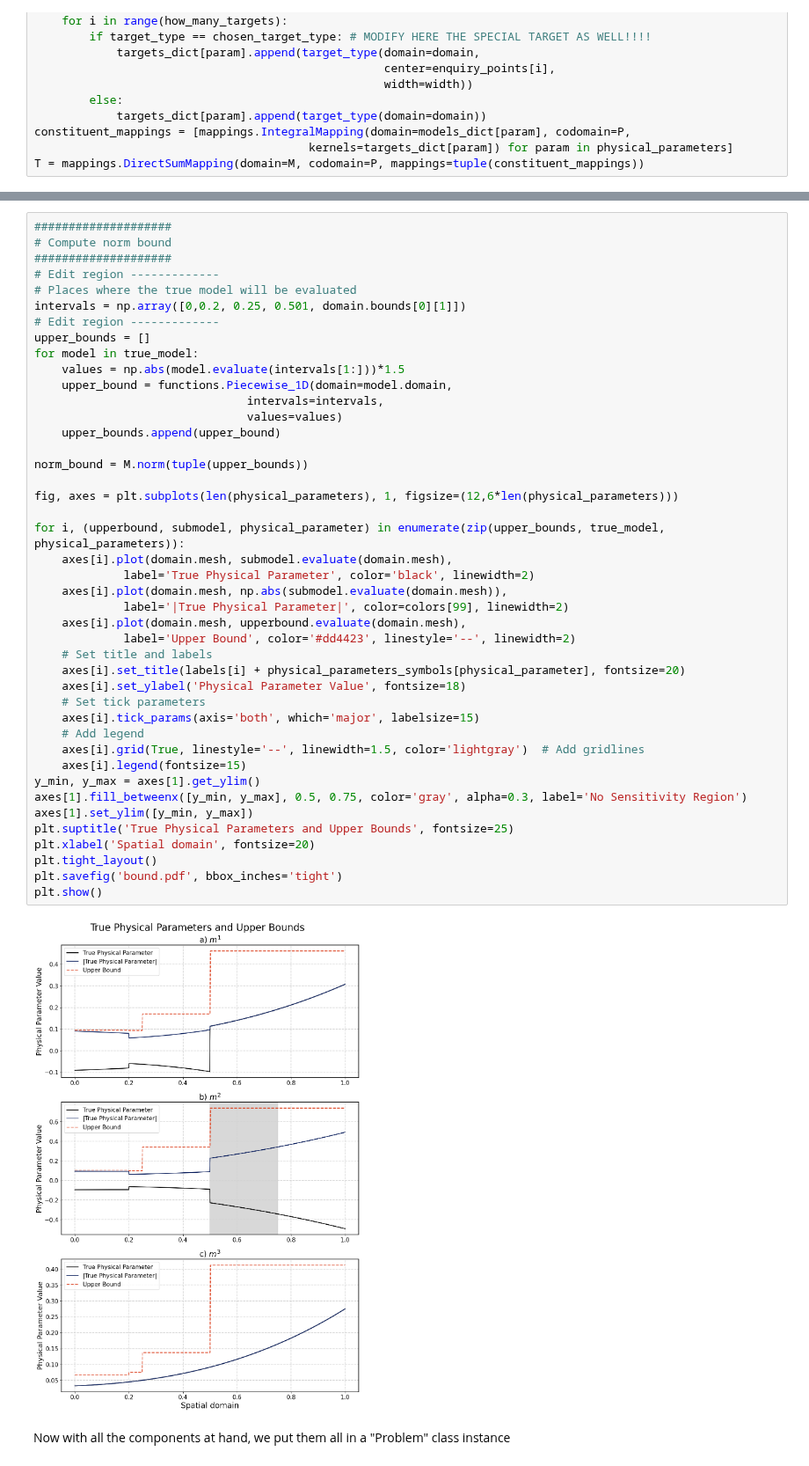
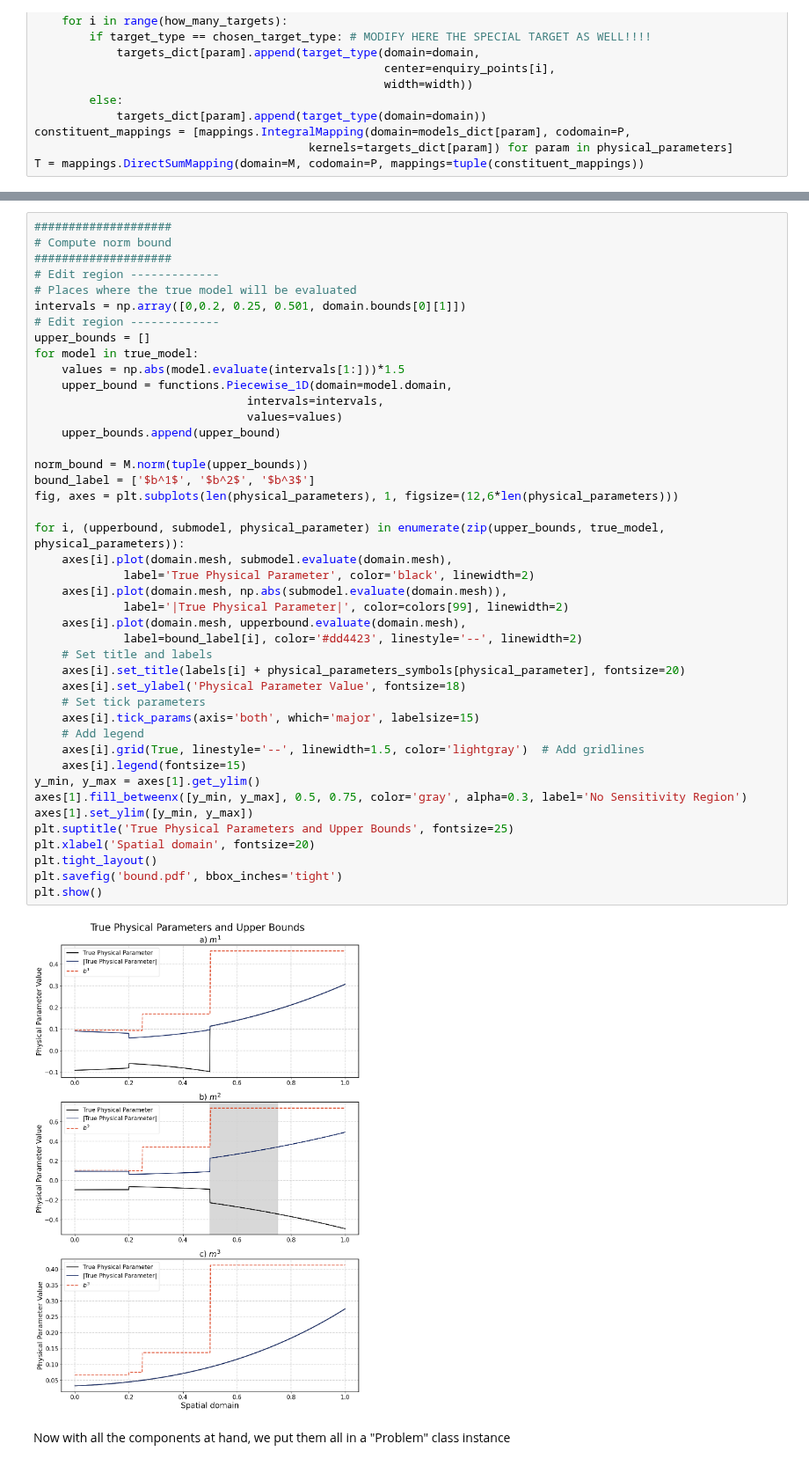
Before and after one commit to Adrian-Mag/SOLA_DLI, a Jupyter notebook: examples/Target_Paper_Examples/solving_problems_fake.ipynb, the cells around one changed output, grey strips where cells are left out. Shown at 88% size. Cells and saved outputs as stored; diff of their text form.

```diff
--- a/examples/Target_Paper_Examples/solving_problems_fake.ipynb
+++ b/examples/Target_Paper_Examples/solving_problems_fake.ipynb
@@ -182,36 +182,36 @@ for model in true_model:
                                intervals=intervals,
                                values=values)
     upper_bounds.append(upper_bound)
 
 norm_bound = M.norm(tuple(upper_bounds))
-
+bound_label = ['$b^1$', '$b^2$', '$b^3$']
 fig, axes = plt.subplots(len(physical_parameters), 1, figsize=(12,6*len(physical_parameters)))
 
 for i, (upperbound, submodel, physical_parameter) in enumerate(zip(upper_bounds, true_model, physical_parameters)):
     axes[i].plot(domain.mesh, submodel.evaluate(domain.mesh),
              label='True Physical Parameter', color='black', linewidth=2)
     axes[i].plot(domain.mesh, np.abs(submodel.evaluate(domain.mesh)),
              label='|True Physical Parameter|', color=colors[99], linewidth=2)
     axes[i].plot(domain.mesh, upperbound.evaluate(domain.mesh),
-             label='Upper Bound', color='#dd4423', linestyle='--', linewidth=2)
+             label=bound_label[i], color='#dd4423', linestyle='--', linewidth=2)
     # Set title and labels
     axes[i].set_title(labels[i] + physical_parameters_symbols[physical_parameter], fontsize=20)
     axes[i].set_ylabel('Physical Parameter Value', fontsize=18)
     # Set tick parameters
     axes[i].tick_params(axis='both', which='major', labelsize=15)
     # Add legend
     axes[i].grid(True, linestyle='--', linewidth=1.5, color='lightgray')  # Add gridlines
     axes[i].legend(fontsize=15)
 y_min, y_max = axes[1].get_ylim()
 axes[1].fill_betweenx([y_min, y_max], 0.5, 0.75, color='gray', alpha=0.3, label='No Sensitivity Region')
 axes[1].set_ylim([y_min, y_max])
 plt.suptitle('True Physical Parameters and Upper Bounds', fontsize=25)
 plt.xlabel('Spatial domain', fontsize=20)
 plt.tight_layout()
 plt.savefig('bound.pdf', bbox_inches='tight')
 plt.show()
 # %% [output]
-[figure, old version]
+[figure, new version]
 # %% [markdown]
 Now with all the components at hand, we put them all in a "Problem" class instance
 # %%
```
Also changed, not shown: parts of 1 cell of this notebook, 3 other files.
